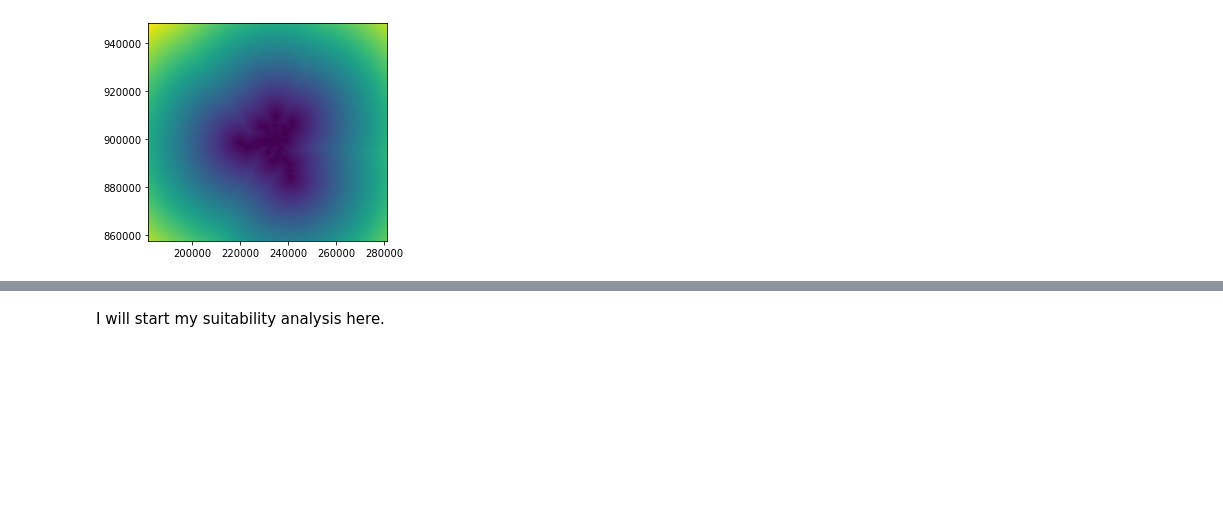
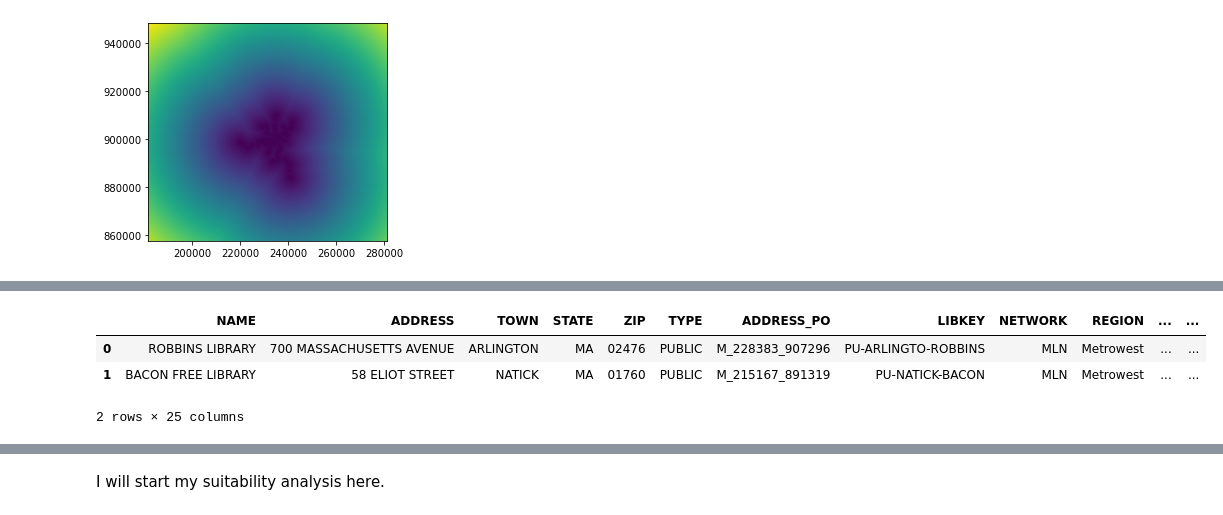
Before and after one commit to zhining-sun/UEP239-FinalProject, a Jupyter notebook: FinalProject_ZhiningSun.ipynb, the cells around one changed output, grey strips where cells are left out. Drawn from its saved outputs; the diff is of its cells as text; code cells hidden in the pictures; blank space fills up the shorter version.

```diff
--- a/FinalProject_ZhiningSun.ipynb
+++ b/FinalProject_ZhiningSun.ipynb
@@ -675,0 +691,9 @@ plt.show()
+# %%
+#Join the two datasets
+library_m =library.merge(zcta_boston,left_on='ZIP', right_on='ZCTA5CE10')
+library_m.head(2)
+# %% [output]
+|  | NAME | ADDRESS | TOWN | STATE | ZIP | TYPE | ADDRESS_PO | LIBKEY | NETWORK | REGION | ... | ... |
+| 0 | ROBBINS LIBRARY | 700 MASSACHUSETTS AVENUE | ARLINGTON | MA | 02476 | PUBLIC | M_228383_907296 | PU-ARLINGTO-ROBBINS | MLN | Metrowest | ... | ... |
+| 1 | BACON FREE LIBRARY | 58 ELIOT STREET | NATICK | MA | 01760 | PUBLIC | M_215167_891319 | PU-NATICK-BACON | MLN | Metrowest | ... | ... |
+2 rows × 25 columns
```
Also changed, not shown: parts of 12 cells of this notebook.
